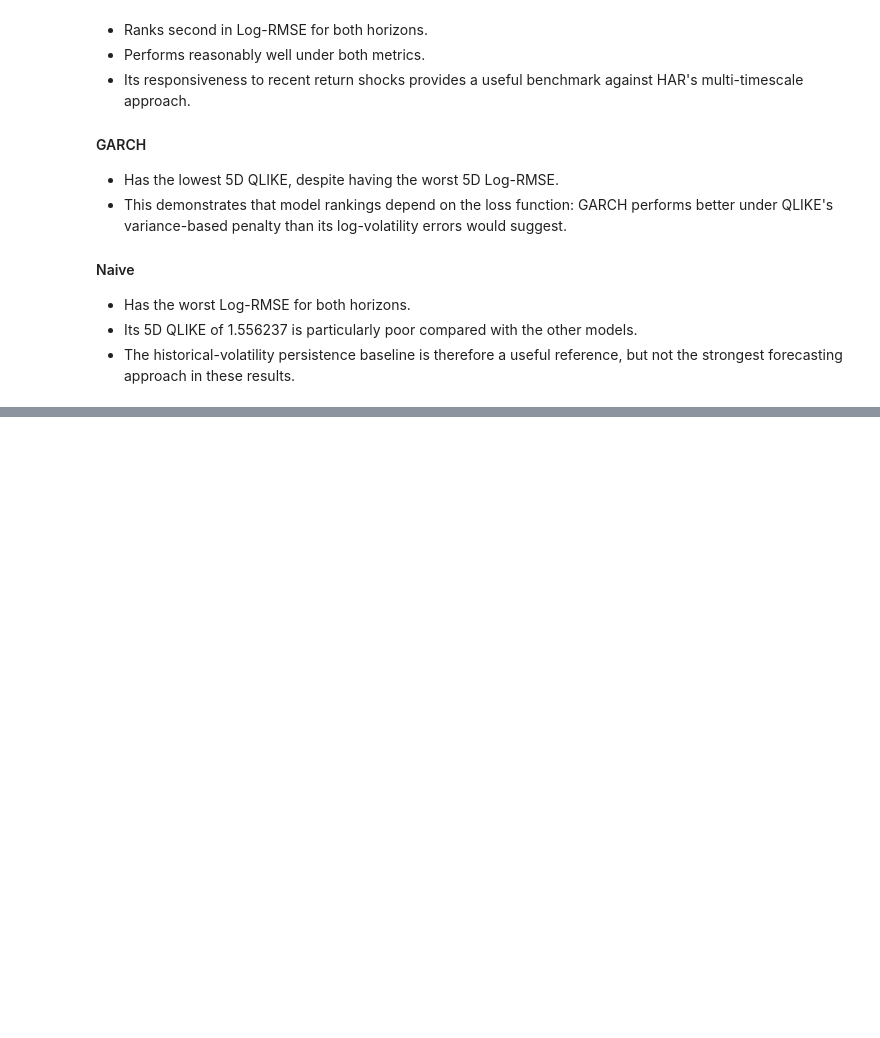
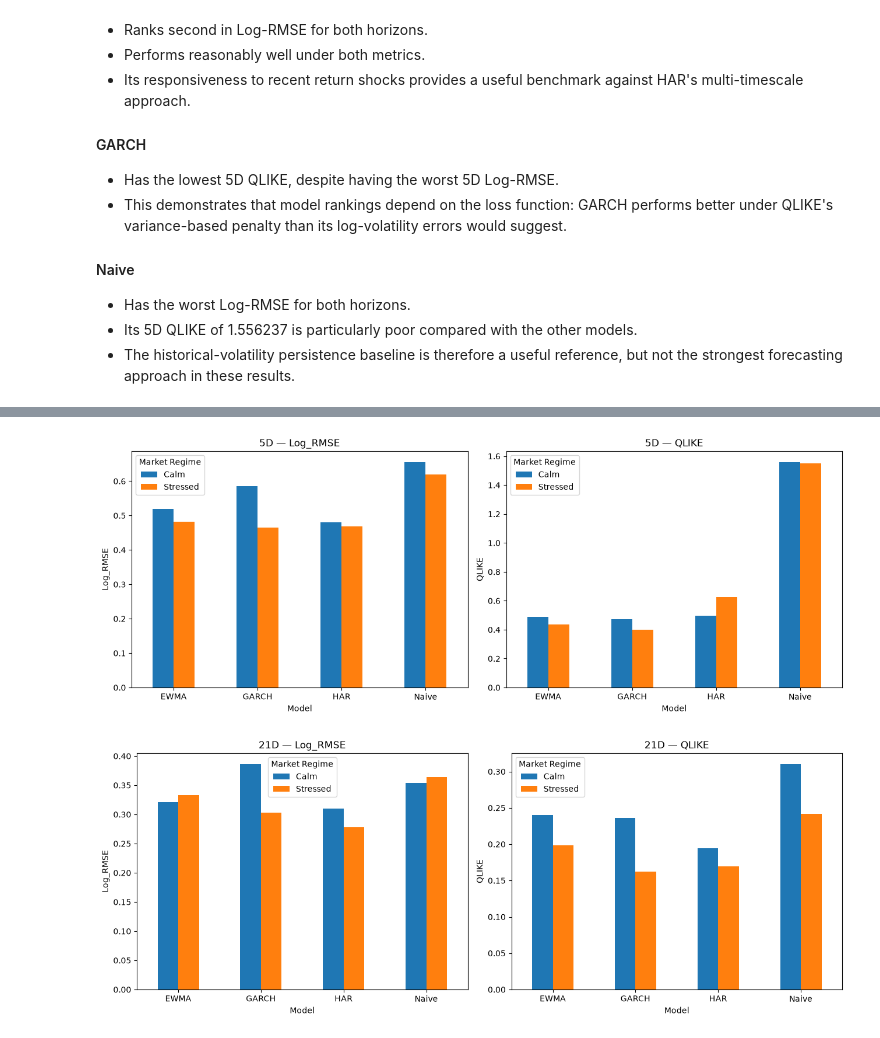
Before and after one commit to Srisupha29/DataScience_Projects, a Jupyter notebook: Indian_Equity_Market_Risk_Forecaster/notebooks/02_Volatility_Targets.ipynb, the cells around one changed output, grey strips where cells are left out. Cells and saved outputs as stored; diff of their text form; code cells hidden in the pictures; blank space fills up the shorter version.

```diff
--- a/Indian_Equity_Market_Risk_Forecaster/notebooks/02_Volatility_Targets.ipynb
+++ b/Indian_Equity_Market_Risk_Forecaster/notebooks/02_Volatility_Targets.ipynb
@@ -2353,0 +2356,20 @@ display(leaderboard)
+# %%
+market_macro = pd.read_parquet(
+    FEATURE_DIR / "market_macro_features.parquet"
+).copy()
+
+if "Date" not in market_macro.columns:
+    market_macro = market_macro.reset_index()
+
+market_macro["Date"] = pd.to_datetime(market_macro["Date"])
+
+vix_data = market_macro[["Date", "INDIA_VIX_Level"]].copy()
+
+vix_data = vix_data.dropna(
+    subset=["INDIA_VIX_Level"]
+).drop_duplicates("Date")
+
+print("India VIX observations:", len(vix_data))
+print("Date range:", vix_data["Date"].min(), "to", vix_data["Date"].max())
+
+display(vix_data.head())
@@ -2353,0 +2532,32 @@ display(leaderboard)
+# %%
+for horizon in ["5D", "21D"]:
+    subset = regime_leaderboard[
+        regime_leaderboard["Horizon"] == horizon
+    ]
+
+    fig, axes = plt.subplots(1, 2, figsize=(13, 5))
+
+    for ax, metric in zip(
+        axes,
+        ["Log_RMSE", "QLIKE"]
+    ):
+
+        pivot = subset.pivot(
+            index="Model",
+            columns="Regime",
+            values=metric
+        )
+
+        pivot.plot(kind="bar", ax=ax)
+
+        ax.set_title(f"{horizon} — {metric}")
+        ax.set_ylabel(metric)
+        ax.set_xlabel("Model")
+        ax.tick_params(axis="x", rotation=0)
+        ax.legend(title="Market Regime")
+
+    plt.tight_layout()
+    plt.show()
+# %% [output]
+[figure, added]
+[figure, added]
```
Also changed, not shown: parts of 6 cells of this notebook.
